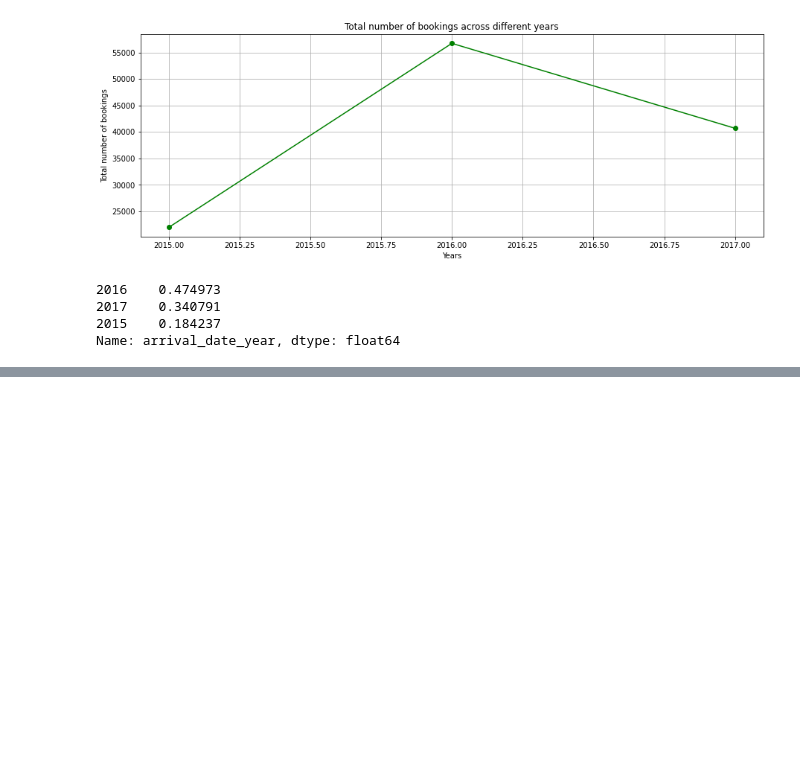
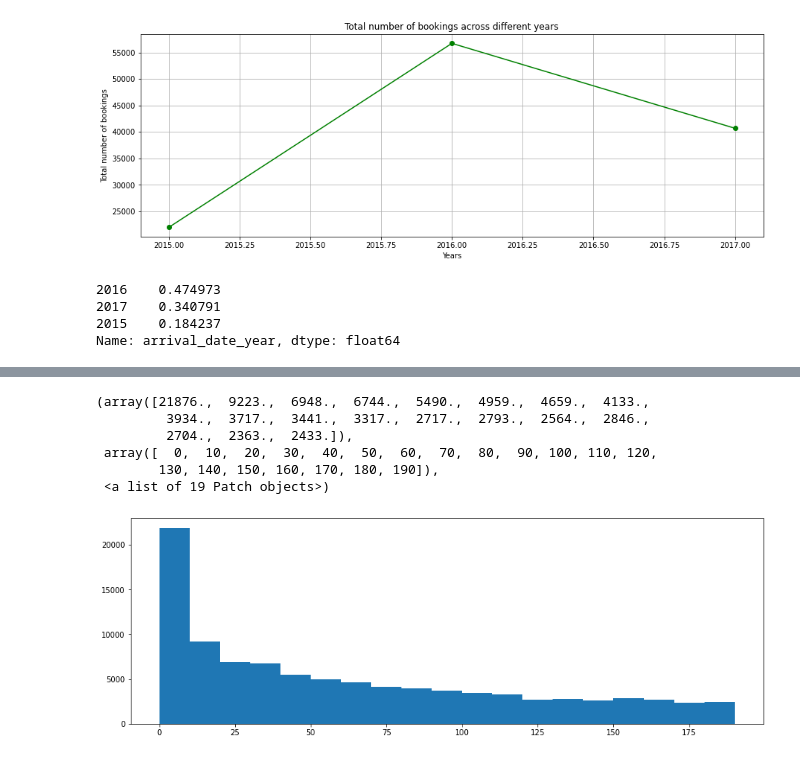
Before and after one commit to Anupam8858/EDA_Hotel_Booking_Analysis, a Jupyter notebook: Hotel_Booking_Analysis_Capstone_Project.ipynb, the cells around one changed output, grey strips where cells are left out. Saved outputs shown, nothing was run; the diff lists cells and outputs as text; code cells hidden in the pictures; blank space fills up the shorter version.

```diff
--- a/Hotel_Booking_Analysis_Capstone_Project.ipynb
+++ b/Hotel_Booking_Analysis_Capstone_Project.ipynb
@@ -230,0 +244,10 @@ plt.ylabel('Total Bookings')
+# %%
+plt.hist(df.lead_time, bins= np.arange(0,200,10))
+# %% [output]
+(array([21876.,  9223.,  6948.,  6744.,  5490.,  4959.,  4659.,  4133.,
+         3934.,  3717.,  3441.,  3317.,  2717.,  2793.,  2564.,  2846.,
+         2704.,  2363.,  2433.]),
+ array([  0,  10,  20,  30,  40,  50,  60,  70,  80,  90, 100, 110, 120,
+        130, 140, 150, 160, 170, 180, 190]),
+ <a list of 19 Patch objects>)
+[figure, added]
```
Also changed, not shown: parts of 5 cells of this notebook.
